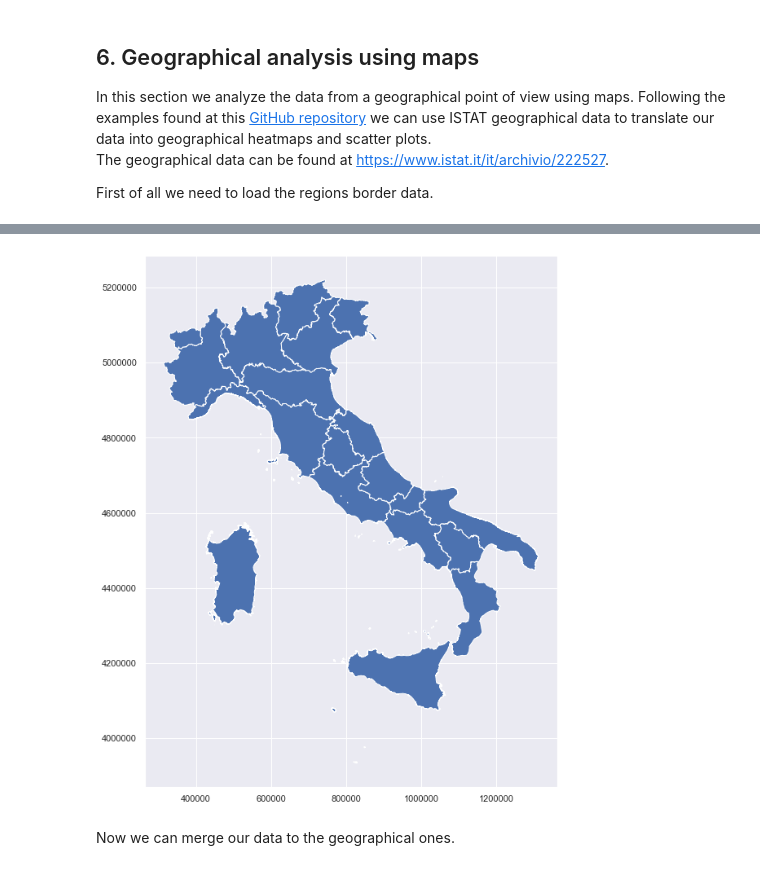
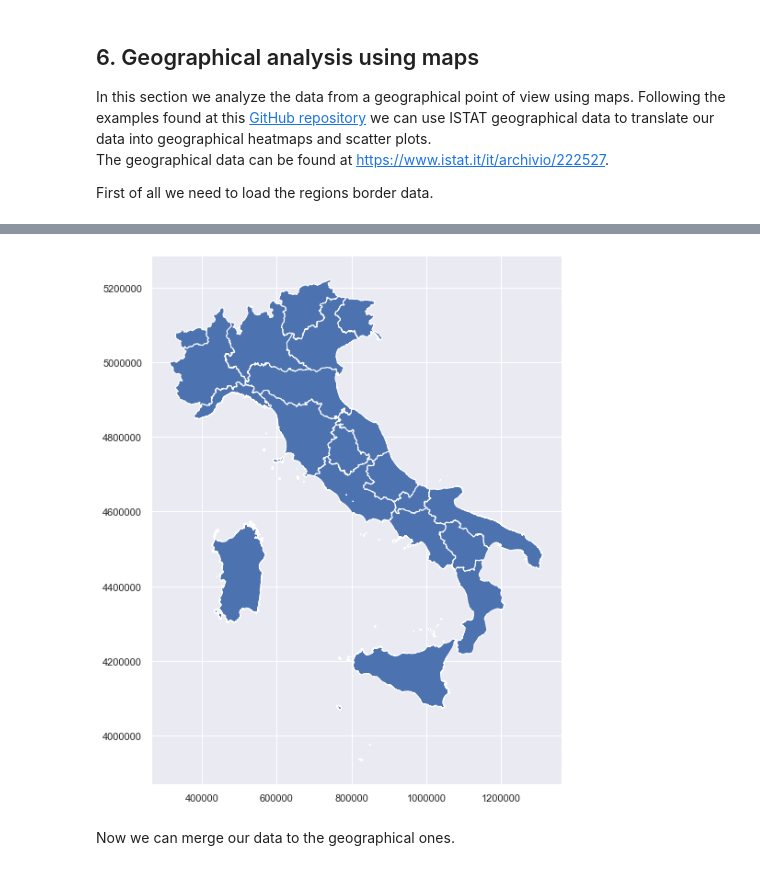
Before and after one commit to JacopoBartoli/agm_algorithms, a Jupyter notebook: Bartoli-Ravagli.ipynb, the cells around one changed output, grey strips where cells are left out. Cells and saved outputs as stored; diff of their text form; code cells hidden in the pictures.

```diff
--- a/Bartoli-Ravagli.ipynb
+++ b/Bartoli-Ravagli.ipynb
@@ -782,9 +859,9 @@ geo_regions.head()
 | 3 | 2 | 4 | Trentino-Alto Adige | 1.360472e+10 | 8.598731e+05 | POLYGON ((743387.812 5219741.793,... |
 | 4 | 2 | 5 | Veneto | 1.834537e+10 | 1.140433e+06 | POLYGON ((768135.210 5175357.497,... |
 # %%
-geo_regions.plot(figsize=(10, 12));
+geo_regions.plot(figsize=(8, 12));
 # %% [output]
-[figure, old version]
+[figure, new version]
 # %% [markdown]
 Now we can merge our data to the geographical ones.
 # %%
```
Also changed, not shown: parts of 19 cells of this notebook.
